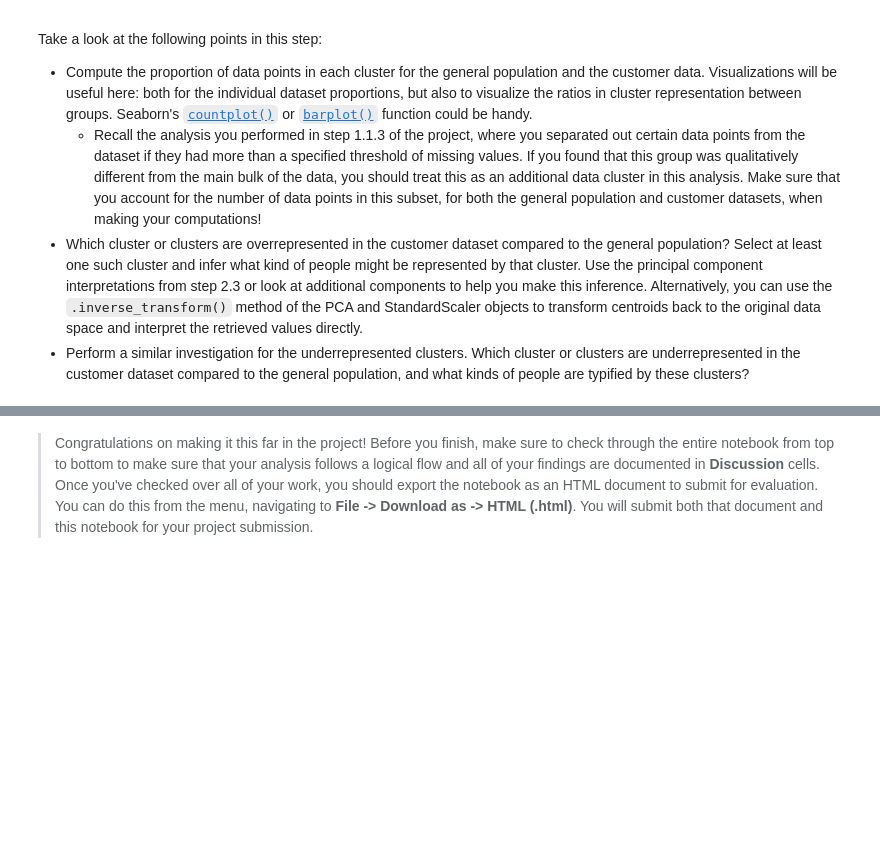
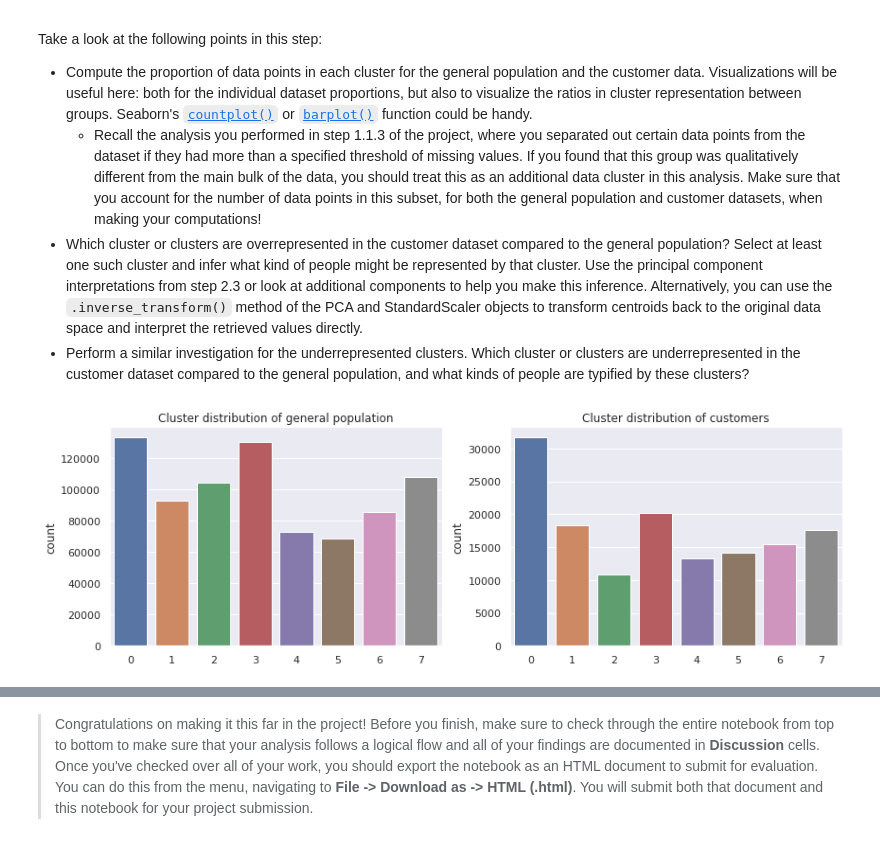
Before and after one commit to droussis/intro_to_ml_with_tf, a Jupyter notebook: arvato_customer_segments/Identify_Customer_Segments.ipynb, the cells around one changed output, grey strips where cells are left out. Saved outputs shown, nothing was run; the diff lists cells and outputs as text; code cells hidden in the pictures; blank space fills up the shorter version.

```diff
--- a/arvato_customer_segments/Identify_Customer_Segments.ipynb
+++ b/arvato_customer_segments/Identify_Customer_Segments.ipynb
@@ -573,12 +574,13 @@ def clean_data(df):
                 missing.append(rep)
             else:
                 missing.append(int(rep))
-            azdias[col].replace(to_replace=missing,
-                                value=np.nan, inplace=True)
+            df[col].replace(to_replace=missing,
+                            value=np.nan, inplace=True)
 
 
     # remove selected columns and rows, ...
     df.drop(missing_by_col[missing_by_col > 0.2].index, axis=1, inplace=True)
+    missing_by_row = df.isnull().sum(axis=1)
     df = df[missing_by_row < 19]
     df.drop(multilevel, axis=1, inplace=True)
 
@@ -780,3 +817,7 @@ score = np.abs(model.score(reduced))
 # %%
 # Re-fit the k-means model with the selected number of clusters and obtain
 # cluster predictions for the general population demographics data.
+
+kmeans = KMeans(n_clusters=8, random_state=42,
+                n_init=32, max_iter=1000, tol=1e-5, n_jobs=-1)
+clusters_population = kmeans.fit_predict(reduced)
@@ -794,11 +835,17 @@ Now that you have clusters and cluster centers for the general population, it's
 - Use the sklearn objects from the general demographics data, and apply their transformations to the customers data. That is, you should not be using a `.fit()` or `.fit_transform()` method to re-fit the old objects, nor should you be creating new sklearn objects! Carry the data through the feature scaling, PCA, and clustering steps, obtaining cluster assignments for all of the data in the customer demographics data.
 # %%
 # Load in the customer demographics data.
-customers =
+customers = pd.read_csv('Udacity_CUSTOMERS_Subset.csv', delimiter=';')
 # %%
 # Apply preprocessing, feature transformation, and clustering from the general
 # demographics onto the customer data, obtaining cluster predictions for the
 # customer demographics data.
+
+customers_cleaned = clean_data(customers)
+customers_imputed = imputer.fit_transform(customers_cleaned)
+customers_scaled = scaler.fit_transform(customers_imputed)
+customers_reduced = pca.fit_transform(customers_scaled)
+clusters_customers = kmeans.predict(customers_reduced)
 # %% [markdown]
 ### Step 3.3: Compare Customer Data to Demographics Data
 
@@ -815,3 +862,13 @@ Take a look at the following points in this step:
 # %%
 # Compare the proportion of data in each cluster for the customer data to the
 # proportion of data in each cluster for the general population.
+
+fig, (ax1, ax2) = plt.subplots(nrows=1, ncols=2, figsize=(12,4))
+sns.countplot(clusters_population, ax=ax1)
+ax1.set_title('Cluster distribution of general population')
+sns.countplot(clusters_customers, ax=ax2)
+ax2.set_title('Cluster distribution of customers')
+plt.tight_layout()
+plt.show()
+# %% [output]
+[figure, added]
```
Also changed, not shown: parts of 17 cells of this notebook, 1 other file.
